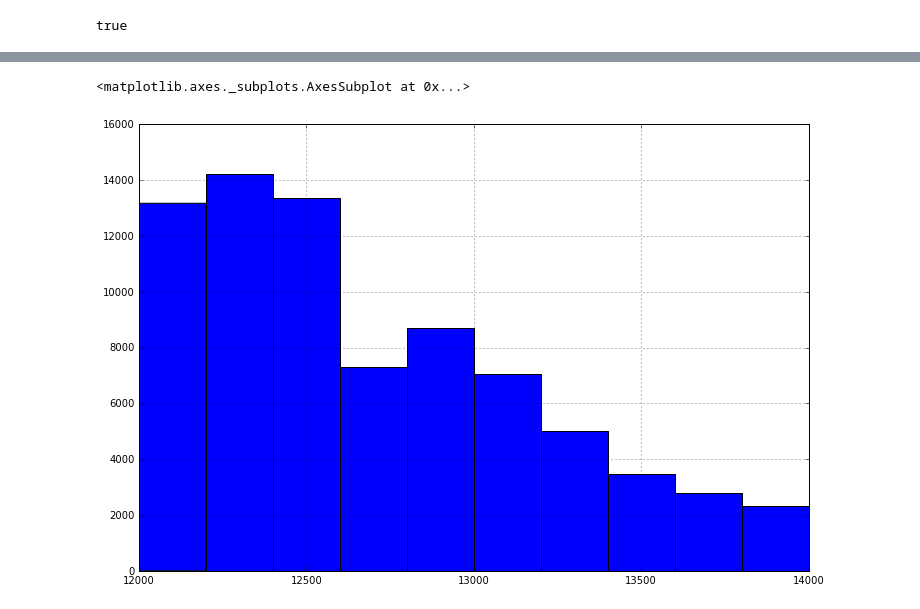
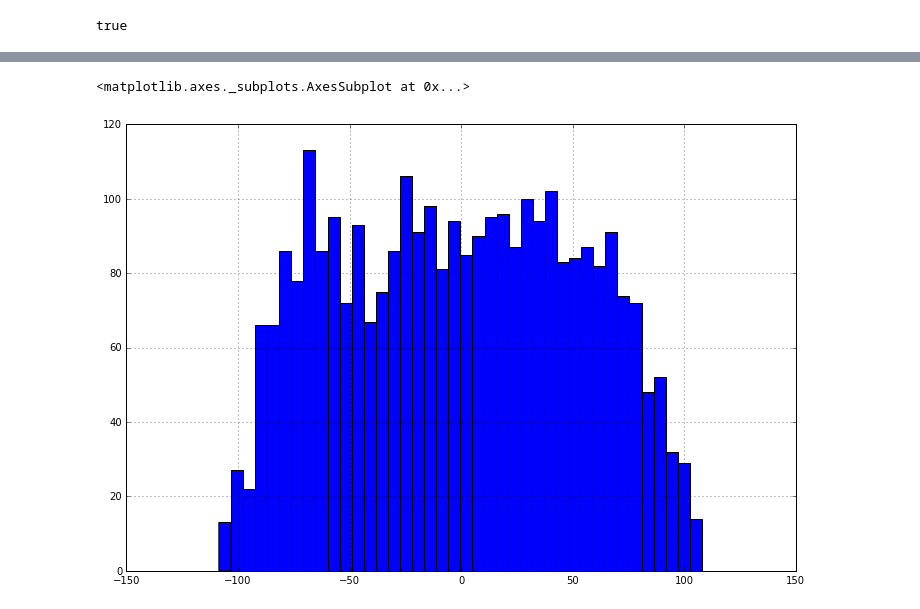
Before and after one commit to pollackscience/Mu2E, a Jupyter notebook: scripts/particle_trapping.ipynb, the cells around one changed output, grey strips where cells are left out. Drawn from its saved outputs; the diff is of its cells as text; code cells hidden in the pictures.

```diff
--- a/scripts/particle_trapping.ipynb
+++ b/scripts/particle_trapping.ipynb
@@ -178,5 +58,5 @@ df_nttvd_oldest.z.hist(bins=40)
-# %%
-df_nttvd.z.hist()
-# %% [output]
-<matplotlib.axes._subplots.AxesSubplot at 0x...>
-[figure, removed]
+# %%
+df_nttvd_normal[df_nttvd_normal.sid==1].pz.hist(bins=40)
+# %% [output]
+<matplotlib.axes._subplots.AxesSubplot at 0x...>
+[figure, added]
```
Also changed, not shown: parts of 13 cells of this notebook, 2 other files.
